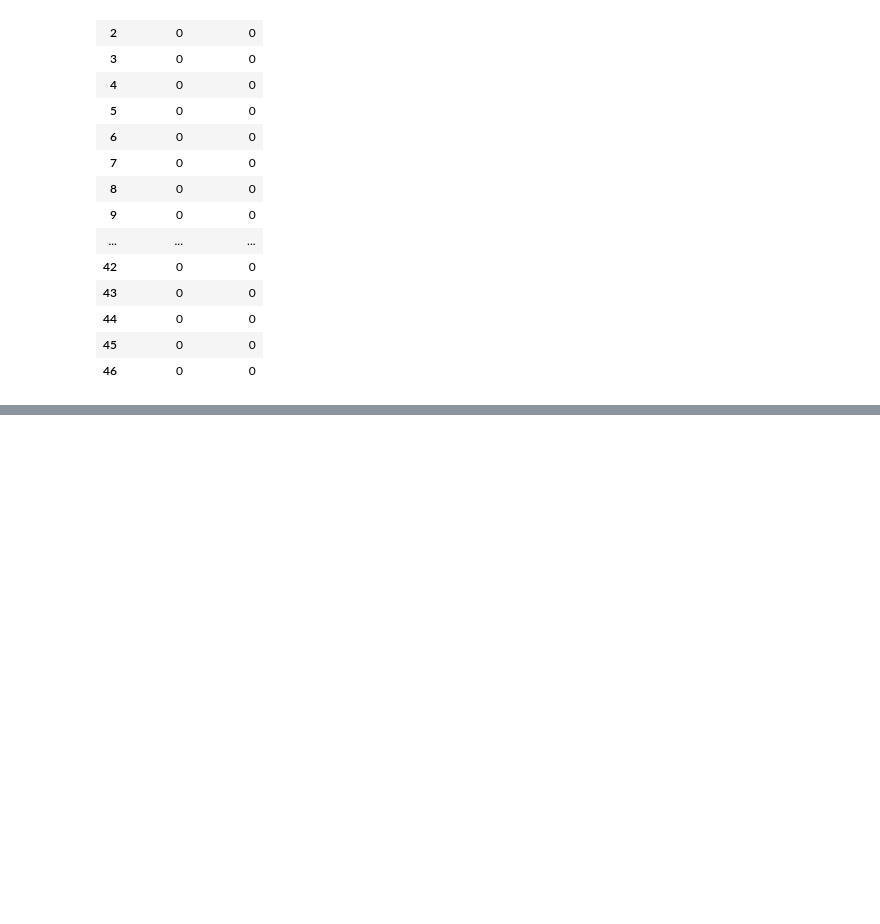
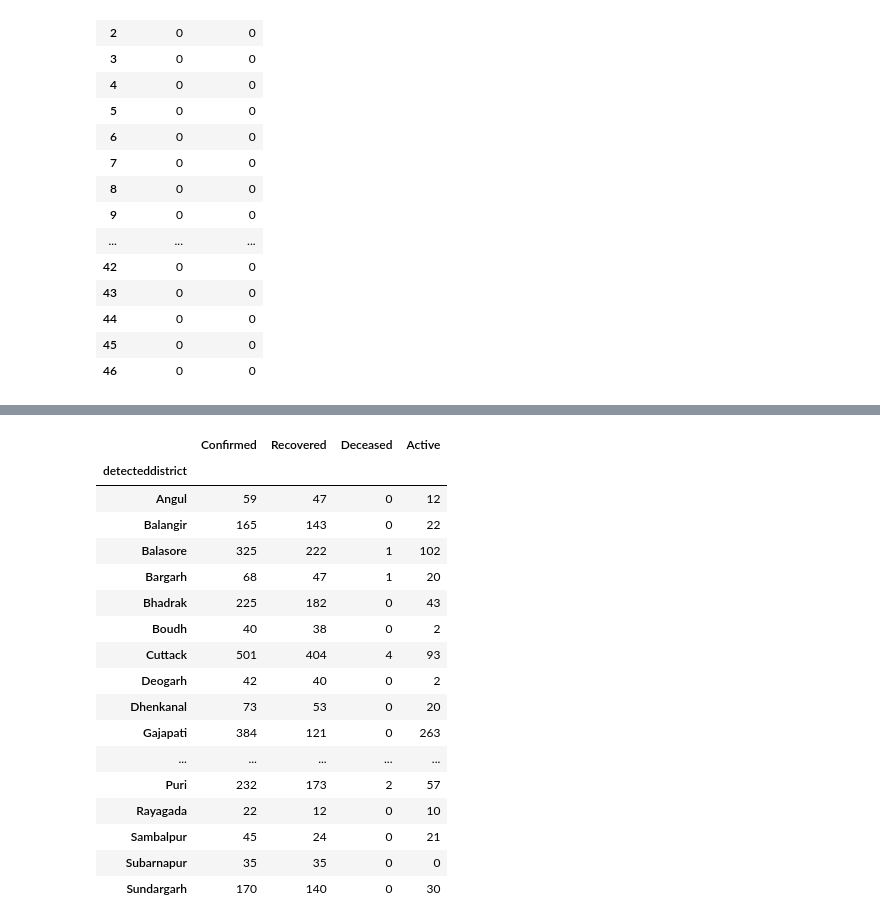
Before and after one commit to omkar1610/COVID-19, a Jupyter notebook: First/getting data.ipynb, the cells around one changed output, grey strips where cells are left out. Drawn from its saved outputs; the diff is of its cells as text; code cells hidden in the pictures; blank space fills up the shorter version.

```diff
--- a/First/getting data.ipynb
+++ b/First/getting data.ipynb
@@ -578,0 +608,22 @@ dist_wise(d_dist, state, district)
+# %%
+# Dist Wise data
+dist_data(h_dist, r_dist, d_dist, 'OR', 'numcases')
+# %% [output]
+|  | Confirmed | Recovered | Deceased | Active |
+| detecteddistrict |  |  |  |  |
+| Angul | 59 | 47 | 0 | 12 |
+| Balangir | 165 | 143 | 0 | 22 |
+| Balasore | 325 | 222 | 1 | 102 |
+| Bargarh | 68 | 47 | 1 | 20 |
+| Bhadrak | 225 | 182 | 0 | 43 |
+| Boudh | 40 | 38 | 0 | 2 |
+| Cuttack | 501 | 404 | 4 | 93 |
+| Deogarh | 42 | 40 | 0 | 2 |
+| Dhenkanal | 73 | 53 | 0 | 20 |
+| Gajapati | 384 | 121 | 0 | 263 |
+| ... | ... | ... | ... | ... |
+| Puri | 232 | 173 | 2 | 57 |
+| Rayagada | 22 | 12 | 0 | 10 |
+| Sambalpur | 45 | 24 | 0 | 21 |
+| Subarnapur | 35 | 35 | 0 | 0 |
+| Sundargarh | 170 | 140 | 0 | 30 |
```
Also changed, not shown: parts of 24 cells of this notebook, 3 other files.
